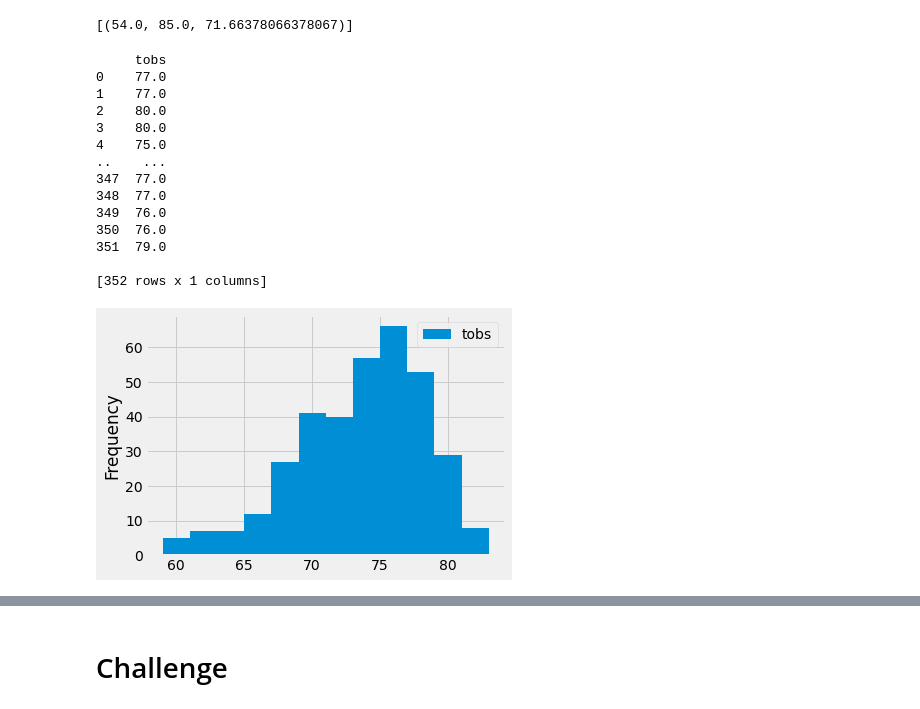
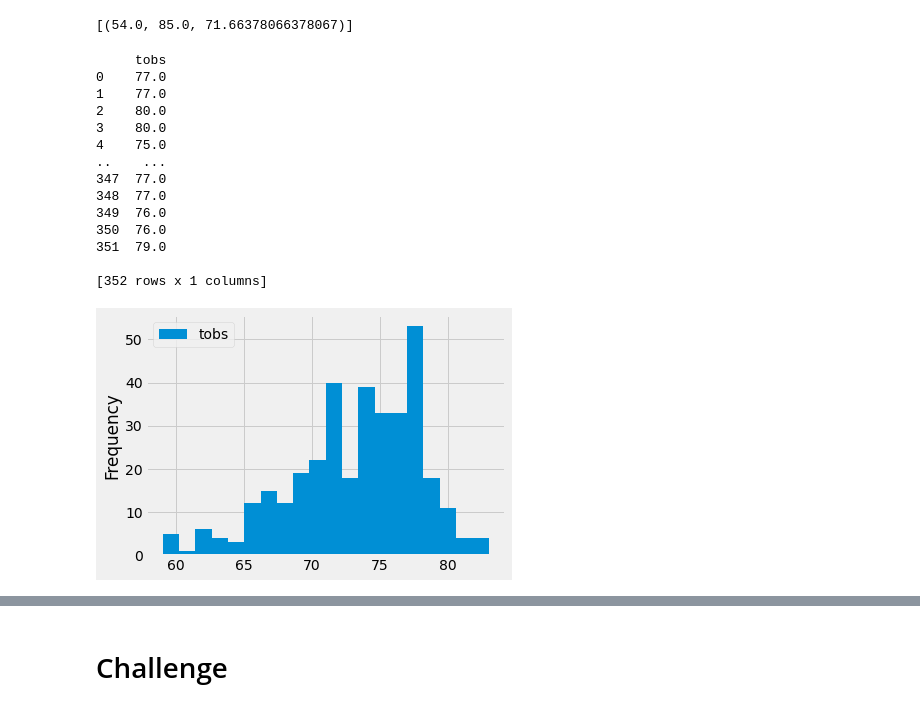
Before and after one commit to Shaobobei/surfs_up, a Jupyter notebook: climate_analysis.ipynb, the cells around one changed output, grey strips where cells are left out. Drawn from its saved outputs; the diff is of its cells as text; code cells hidden in the pictures.

```diff
--- a/climate_analysis.ipynb
+++ b/climate_analysis.ipynb
@@ -117,27 +117,27 @@ filter(Measurement.station == 'USC00519281').all()
 # %%
 # Choose the station with the highest number of temperature observations.
 # Query the last 12 months of temperature observation data for this station and plot the results as a histogram
 results = session.query(Measurement.tobs).\
 filter(Measurement.station == 'USC00519281').\
 filter(Measurement.date >= prev_year).all()
 
 df = pd.DataFrame(results, columns=['tobs'])
 print(df)
-df.plot.hist(bins=12)
+df.plot.hist(bins=20)
 plt.tight_layout()
 # %% [output]
      tobs
 0    77.0
 1    77.0
 2    80.0
 3    80.0
 4    75.0
 ..    ...
 347  77.0
 348  77.0
 349  76.0
 350  76.0
 351  79.0
 
 [352 rows x 1 columns]
-[figure, old version]
+[figure, new version]
```
Also changed, not shown: parts of 2 cells of this notebook, 1 other file.
